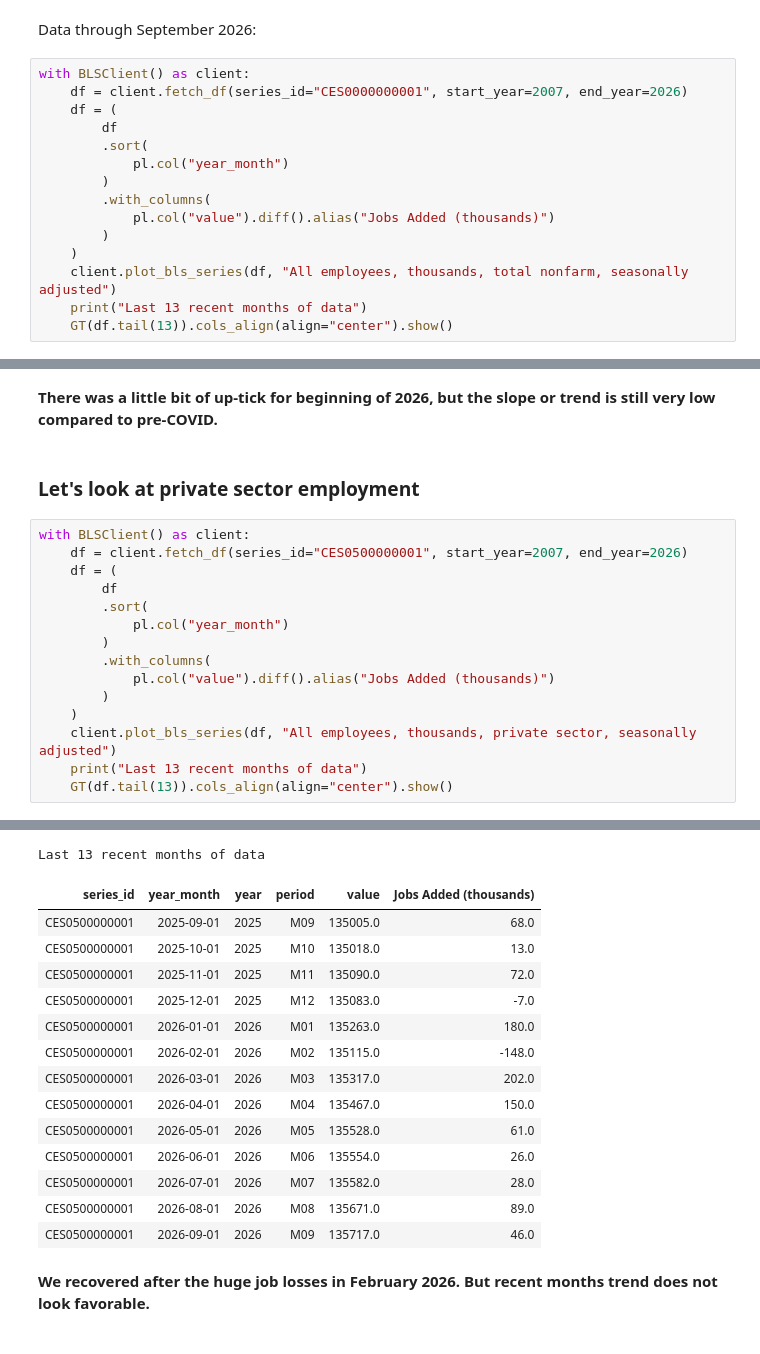
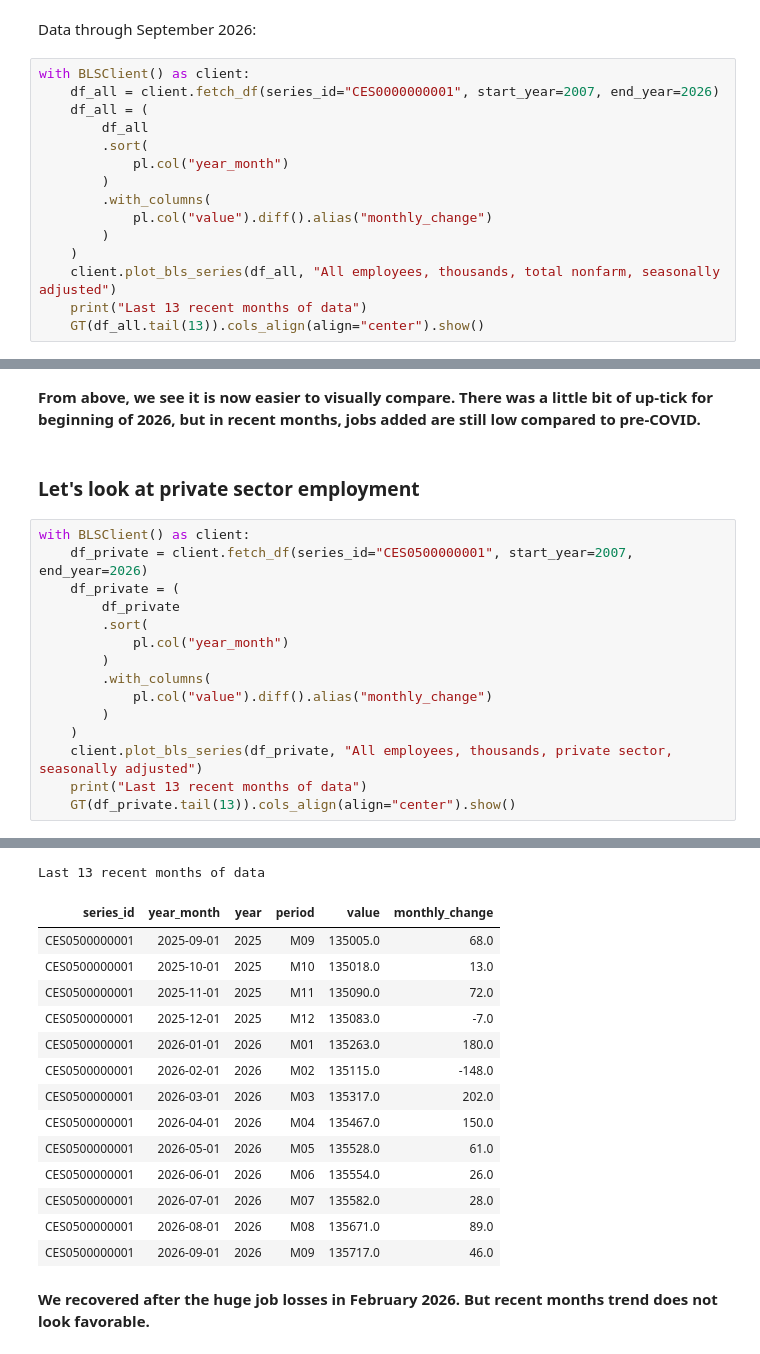
Before and after one commit to pybokeh/data-sets, a Jupyter notebook: bls/notebooks/index.ipynb, the cells around one changed output, grey strips where cells are left out. Saved outputs shown, nothing was run; the diff lists cells and outputs as text.

```diff
--- a/bls/notebooks/index.ipynb
+++ b/bls/notebooks/index.ipynb
@@ -29,19 +29,19 @@ pl.Config.set_tbl_rows(24);
 Data through September 2026:
 # %%
 with BLSClient() as client:
-    df = client.fetch_df(series_id="CES0000000001", start_year=2007, end_year=2026)
-    df = (
-        df
+    df_all = client.fetch_df(series_id="CES0000000001", start_year=2007, end_year=2026)
+    df_all = (
+        df_all
         .sort(
             pl.col("year_month")
         )
         .with_columns(
-            pl.col("value").diff().alias("Jobs Added (thousands)")
+            pl.col("value").diff().alias("monthly_change")
         )
     )
-    client.plot_bls_series(df, "All employees, thousands, total nonfarm, seasonally adjusted")
+    client.plot_bls_series(df_all, "All employees, thousands, total nonfarm, seasonally adjusted")
     print("Last 13 recent months of data")
-    GT(df.tail(13)).cols_align(align="center").show()
+    GT(df_all.tail(13)).cols_align(align="center").show()
 # %% [output]
 [figure]
 Last 13 recent months of data
@@ -62,26 +179,26 @@ Last 13 recent months of data
 # %% [markdown]
-**There was a little bit of up-tick for beginning of 2026, but the slope or trend is still very low compared to pre-COVID.**
+**From above, we see it is now easier to visually compare.  There was a little bit of up-tick for beginning of 2026, but in recent months, jobs added are still low compared to pre-COVID.**
 # %% [markdown]
 ### Let's look at private sector employment
 # %%
 with BLSClient() as client:
-    df = client.fetch_df(series_id="CES0500000001", start_year=2007, end_year=2026)
-    df = (
-        df
+    df_private = client.fetch_df(series_id="CES0500000001", start_year=2007, end_year=2026)
+    df_private = (
+        df_private
         .sort(
             pl.col("year_month")
         )
         .with_columns(
-            pl.col("value").diff().alias("Jobs Added (thousands)")
+            pl.col("value").diff().alias("monthly_change")
         )
     )
-    client.plot_bls_series(df, "All employees, thousands, private sector, seasonally adjusted")
+    client.plot_bls_series(df_private, "All employees, thousands, private sector, seasonally adjusted")
     print("Last 13 recent months of data")
-    GT(df.tail(13)).cols_align(align="center").show()
+    GT(df_private.tail(13)).cols_align(align="center").show()
 # %% [output]
 [figure]
 Last 13 recent months of data
-| series_id | year_month | year | period | value | Jobs Added (thousands) |
+| series_id | year_month | year | period | value | monthly_change |
 | CES0500000001 | 2025-09-01 | 2025 | M09 | 135005.0 | 68.0 |
 | CES0500000001 | 2025-10-01 | 2025 | M10 | 135018.0 | 13.0 |
 | CES0500000001 | 2025-11-01 | 2025 | M11 | 135090.0 | 72.0 |
```
Also changed, not shown: parts of 27 cells of this notebook, 1 other file.
